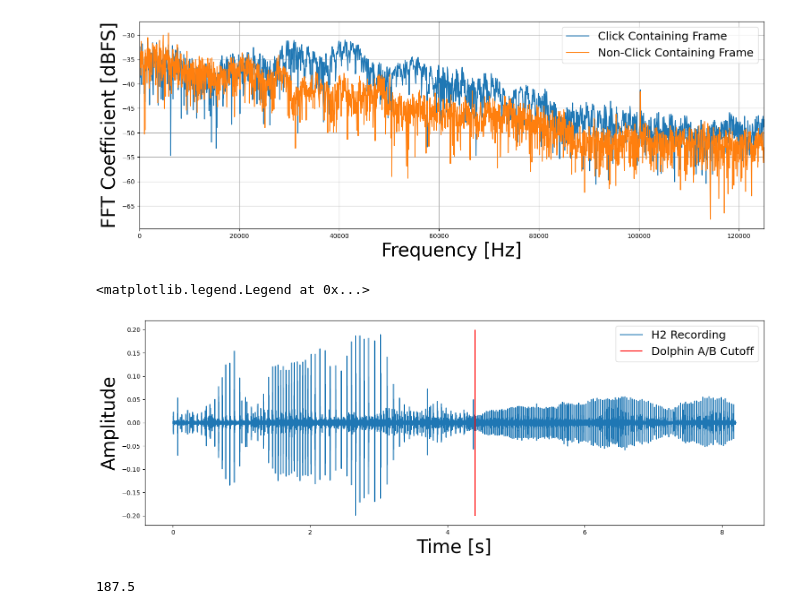
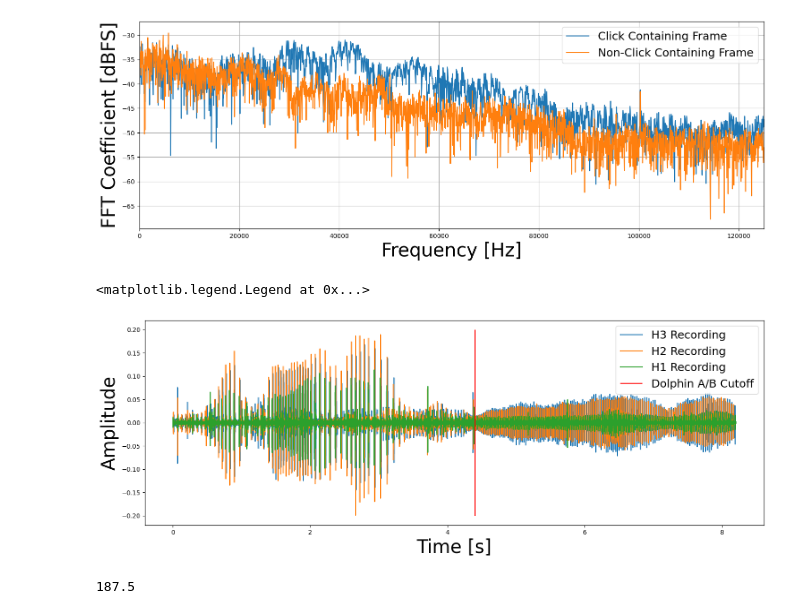
Before and after one commit to bpmasters/asa-challenge-24, a Jupyter notebook: asa-challenge-24.ipynb, the cells around one changed output. Drawn from its saved outputs; the diff is of its cells as text; code cells hidden in the pictures.

```diff
--- a/asa-challenge-24.ipynb
+++ b/asa-challenge-24.ipynb
@@ -76,31 +77,33 @@ Text(0, 0.5, 'FFT Coefficient [dBFS]')
 # %%
 # Develop a bandpass filter based on spectral observations
 bpf_l = 25000
 bpf_h = 75000
 bpf_N = 20
 click_cutoff_t = 4.4  # Cutoff time for dolphin A vs. B
 
 # Can verify here using transfer function type filter
 [bpf_b, bpf_a] = scipy.signal.butter(bpf_N, [bpf_l, bpf_h], btype='bandpass', fs = fs)
 # w, h = scipy.signal.freqz(bpf_b, bpf_a)
 # plt.semilogx(w*fs/2/np.pi, 20 * np.log10(abs(h)))
 
 # Implement operation using second order sections for minimal numerical errors
 bpf_sos = scipy.signal.butter(bpf_N, [bpf_l, bpf_h], btype='bandpass', fs = fs, output='sos')
 h1b = scipy.signal.sosfiltfilt(bpf_sos, h1)
 h2b = scipy.signal.sosfiltfilt(bpf_sos, h2)
 h3b = scipy.signal.sosfiltfilt(bpf_sos, h3)
 
 plt.figure()
+plt.plot(np.arange(0,len(h3b))/fs, h3b, label= 'H3 Recording')
 plt.plot(np.arange(0,len(h2b))/fs, h2b, label= 'H2 Recording')
+plt.plot(np.arange(0,len(h1b))/fs, h1b, label= 'H1 Recording')
 plt.vlines(click_cutoff_t, .2, -.2, 'r', label='Dolphin A/B Cutoff')
 plt.xlabel('Time [s]', fontsize=30)
 plt.ylabel('Amplitude', fontsize=30)
 # plt.title('Hydrophone 2 Recording and Selected Dolphin A/B Cutoff Point', fontsize=30)
 plt.legend(fontsize=18)
 # %% [output]
 <matplotlib.legend.Legend at 0x...>
-[figure, old version]
+[figure, new version]
 # %%
 # Analysis Parameters for Simple Click Detection
 win_size = 16
```
Also changed, not shown: parts of 11 cells of this notebook.
